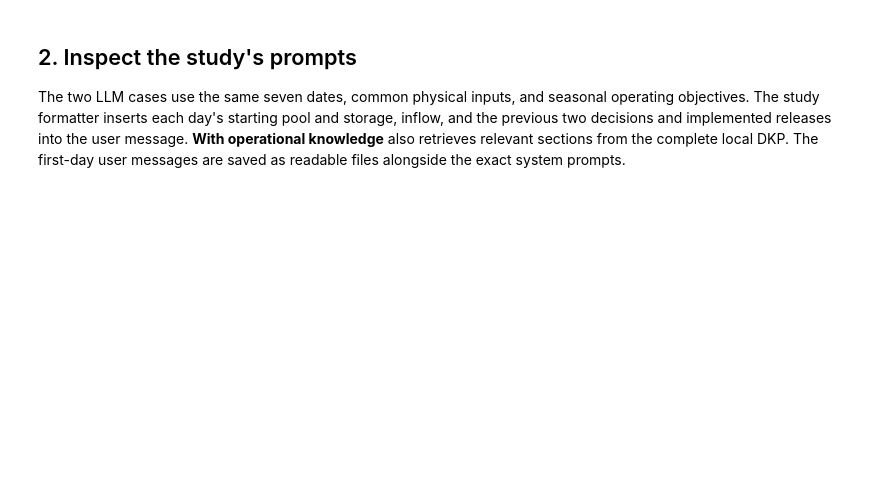
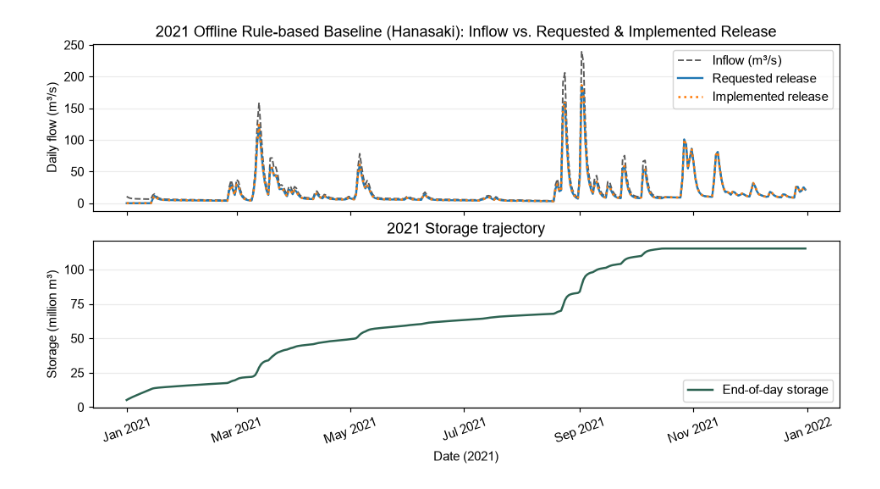
Before and after one commit to WenyuChiou/HydroReOpLLM, a Jupyter notebook: tutorials/fe_walter.ipynb, the cells around one changed output. Saved outputs shown, nothing was run; the diff lists cells and outputs as text; code cells hidden in the pictures; blank space fills up the shorter version.

```diff
--- a/tutorials/fe_walter.ipynb
+++ b/tutorials/fe_walter.ipynb
@@ -141,4 +399,25 @@ daily_table.round(2).rename(columns=columns)
-# %% [markdown]
-## 2. Inspect the study's prompts
-
-The two LLM cases use the same seven dates, common physical inputs, and seasonal operating objectives. The study formatter inserts each day's starting pool and storage, inflow, and the previous two decisions and implemented releases into the user message. **With operational knowledge** also retrieves relevant sections from the complete local DKP. The first-day user messages are saved as readable files alongside the exact system prompts.
+# %%
+def plot_detailed_trajectory(trajectory, title):
+    fig, (ax_flow, ax_storage) = plt.subplots(2, 1, sharex=True, figsize=(9.0, 5.0), dpi=105, layout="constrained")
+    ax_flow.plot(trajectory["date"], trajectory["inflow_cms"], color="0.35", linestyle="--", linewidth=1.3, label="Inflow (m³/s)")
+    ax_flow.plot(trajectory["date"], trajectory["target_release_cms"], color="#1f77b4", linestyle="-", linewidth=1.6, label="Requested release")
+    ax_flow.plot(trajectory["date"], trajectory["controlled_release_cms"], color="#ff7f0e", linestyle=":", linewidth=1.8, label="Implemented release")
+    if (trajectory["spill_cms"] > 0).any():
+        ax_flow.plot(trajectory["date"], trajectory["spill_cms"], color="#d62728", linestyle="-.", linewidth=1.3, label="Spill")
+    ax_flow.set(ylabel="Daily flow (m³/s)", title=f"{title}: Inflow vs. Requested & Implemented Release")
+    ax_flow.legend(loc="upper right", frameon=True)
+    ax_flow.grid(axis="y", alpha=0.25)
+
+    ax_storage.plot(trajectory["date"], trajectory["storage_end_m3"] / 1_000_000, color="#2d6352", linewidth=1.7, label="End-of-day storage")
+    ax_storage.set(ylabel="Storage (million m³)", xlabel="Date (2021)", title="2021 Storage trajectory")
+    ax_storage.legend(loc="lower right", frameon=True)
+    ax_storage.grid(axis="y", alpha=0.25)
+    ax_storage.xaxis.set_major_locator(mdates.MonthLocator(interval=2))
+    ax_storage.xaxis.set_major_formatter(mdates.DateFormatter("%b %Y"))
+    ax_storage.tick_params(axis="x", labelrotation=20)
+    return fig
+
+baseline_figure = plot_detailed_trajectory(baseline["trajectory"], "2021 Offline Rule-based Baseline (Hanasaki)")
+plt.show()
+# %% [output]
+[figure, added]
```
Also changed, not shown: parts of 19 cells of this notebook, 3 other files.
